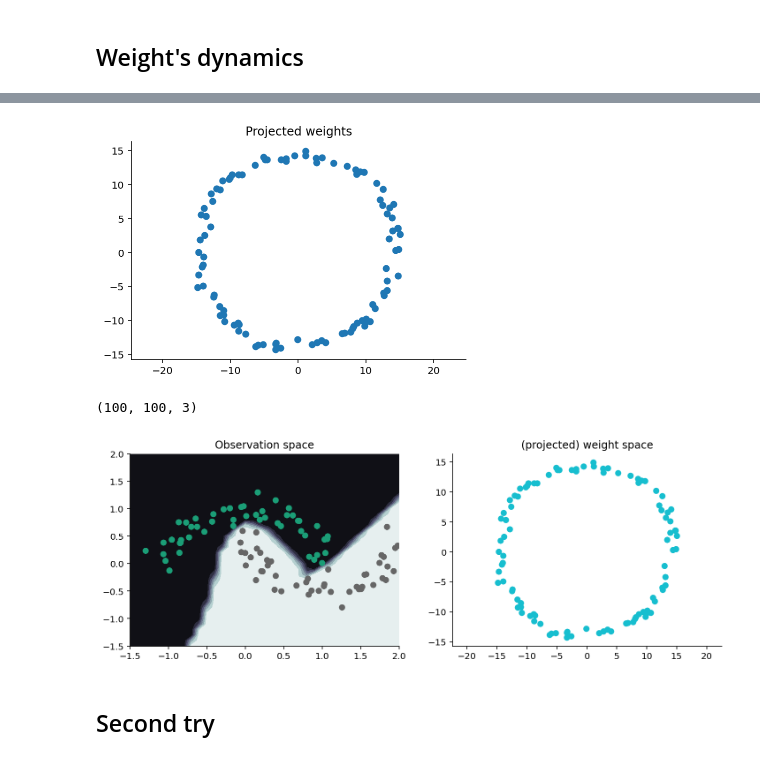
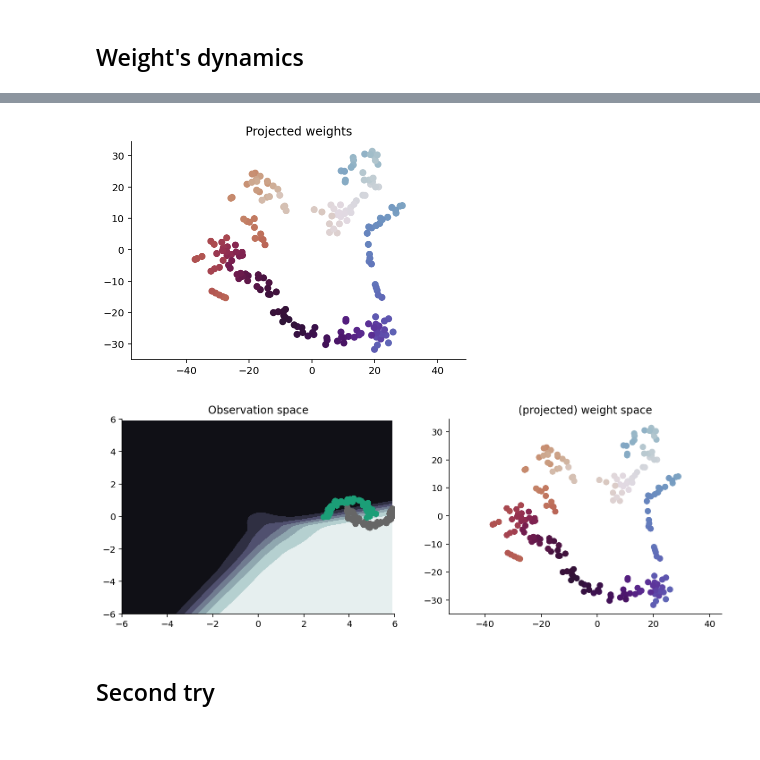
Before and after one commit to probml/shift-happens, a Jupyter notebook: notebooks/shifting-moons-exp-002.ipynb, the cells around one changed output, grey strips where cells are left out. Saved outputs shown, nothing was run; the diff lists cells and outputs as text; code cells hidden in the pictures.

Commit message:
feat: shifting-moons-exp-002
add experiments; clean code

```diff
--- a/notebooks/shifting-moons-exp-002.ipynb
+++ b/notebooks/shifting-moons-exp-002.ipynb
@@ -75,7 +77,12 @@ def estimate_weights(model, X, y, key, optimizer, n_epochs=200, seed=None, outpu
     if print_final_loss:
         print(f"Final loss: {loss_val}")
 
-    return params
+    output = {
+        "params": params,
+        "final_loss": loss_val
+    }
+
+    return output
 # %%
 model = MLP()
 alpha = 0.1
@@ -135,0 +244,11 @@ D_hist = jnp.stack(D_hist, axis=0)
+# %%
+alpha = 0.05
+n_steps = 200
+model = MLP()
+
+key = jax.random.PRNGKey(314)
+tx = optax.adam(learning_rate=alpha)
+radii = jnp.linspace(0, 2 * 2 * jnp.pi, n_steps)
+
+data_hist, params_hist = train_mlp_model(key, lambda rad: make_rotating_translating_moons(rad, noise=0.1), model, tx, radii)
+params_flat_hist = flat_and_concat_params(params_hist)
@@ -136,42 +257,44 @@ D_hist = jnp.stack(D_hist, axis=0)
 # %%
-pca = PCA(n_components=2)
-w_transformed = pca.fit_transform(weights_hist)
+proj = PCA(n_components=2)
+proj = KernelPCA(n_components=2, kernel="cosine")
+proj = TSNE(n_components=2, init="pca", random_state=314, perplexity=10, learning_rate="auto")
+w_transformed = proj.fit_transform(params_flat_hist)
 
 plt.title("Projected weights")
-plt.scatter(*w_transformed.T)
+plt.scatter(*w_transformed.T, c=radii % (2 * jnp.pi), cmap="twilight")
 plt.axis("equal");
 # %% [output]
-[figure, old version]
+[figure, new version]
-# %%
-D_hist.shape
-# %% [output]
-(100, 100, 3)
 # %%
 from celluloid import Camera
 
 fig, ax = plt.subplots(1, 2, figsize=(12, 4))
 camera = Camera(fig)
 
+xmin, xmax = -6, 6
+ymin, ymax = -6, 6
+X_grid = jnp.mgrid[xmin:xmax:0.1, ymin:ymax:0.1]
+
 ax[0].set_title("Observation space")
 ax[1].set_title("(projected) weight space")
 for it in range(n_steps):
     # plt.cla()
-    params = all_weights_hist[it]
-    X_step, y_step = D_hist[it, :, :-1], D_hist[it, :, -1]
+    params = params_hist[it]
+    X_step, y_step = data_hist[it]
     Z = jnp.einsum("ijn->ji", pred_map(params, X_grid))
 
-    ax[1].scatter(*w_transformed[:it].T, c="tab:cyan")
+    ax[1].scatter(*w_transformed[:it].T, c=radii[:it] % (2 * jnp.pi), cmap="twilight")
     ax[1].axis("equal")
     ax[0].contourf(*X_grid, Z, cmap="bone")
     ax[0].scatter(*X_step.T, c=y_step, cmap="Dark2")
-    ax[0].set_xlim(-1.5, 2)
-    ax[0].set_ylim(-1.5, 2)
+    ax[0].set_xlim(xmin, xmax)
+    ax[0].set_ylim(ymin, ymax)
     camera.snap()
 
 animation = camera.animate()
 # animation.save('half-moons.gif', writer = 'imagemagick')
-animation.save('half-moons.mp4', fps=20, dpi=150)
+animation.save('half-moons-shift.mp4', fps=20, dpi=150)
 # %% [output]
-[figure, old version]
+[figure, new version]
 # %% [markdown]
 ## Second try
```
Also changed, not shown: parts of 15 cells of this notebook.
